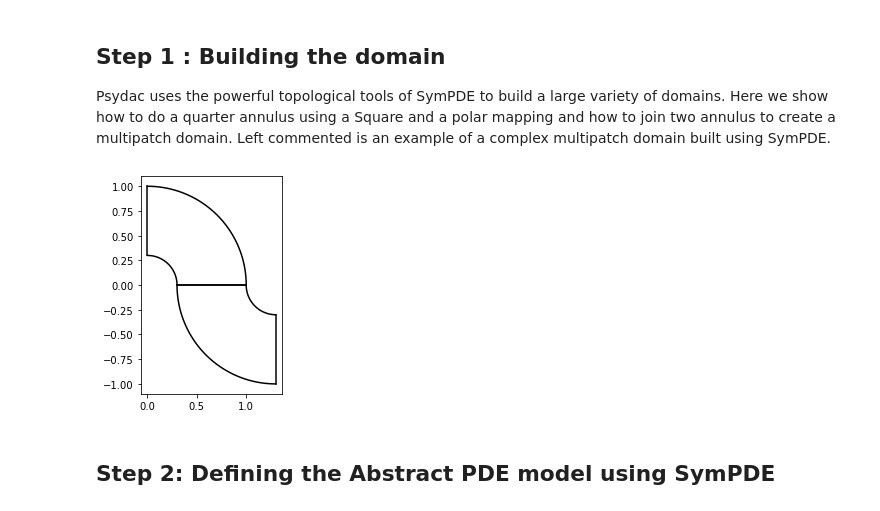
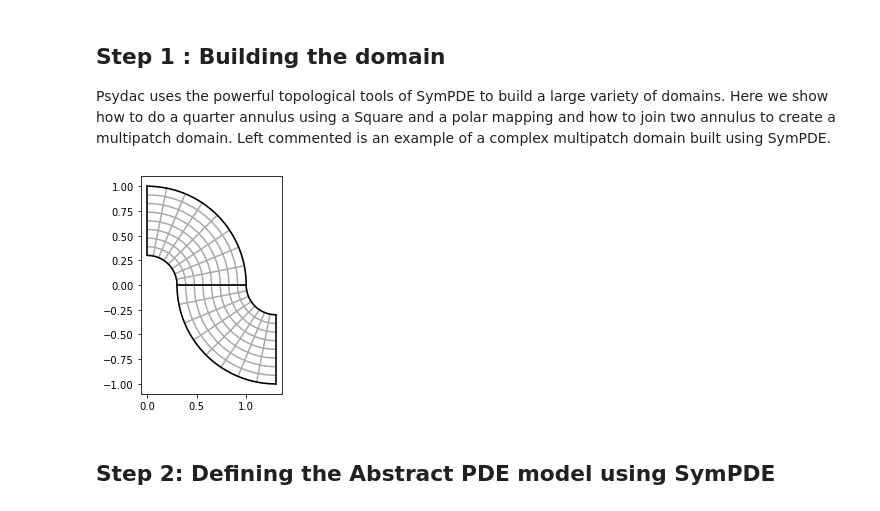
Before and after one commit to pyccel/psydac, a Jupyter notebook: examples/Poisson_non_periodic.ipynb, the cells around one changed output. Drawn from its saved outputs; the diff is of its cells as text; code cells hidden in the pictures.

Commit message:
Put back the isolines

```diff
--- a/examples/Poisson_non_periodic.ipynb
+++ b/examples/Poisson_non_periodic.ipynb
@@ -9,35 +9,35 @@ import numpy as np
 
 from sympde.topology import Square, PolarMapping
 from sympde.utilities.utils import plot_domain
 
 from psydac.api.tests.build_domain import build_pretzel
 
 # Define the topological geometry for each patch
 rmin, rmax = 0.3, 1.
 
 # First quarter annulus
 domain_log_1 = Square('A_1', bounds1=(0., 1.), bounds2=(0., np.pi/2))
 F_1 = PolarMapping('F_1', dim=2, c1=0., c2=0., rmin=rmin, rmax=rmax)
 Omega_1 = F_1(domain_log_1)
 
 # Second quarter annulus
 domain_log_2 = Square('A_2', bounds1=(0., 1.), bounds2=(np.pi, 3/2 * np.pi))
 F_2 = PolarMapping('F_1', dim=2, c1=rmin+rmax, c2=0., rmin=rmin, rmax=rmax)
 Omega_2 = F_2(domain_log_2)
 
 # Join the patches
 Omega = Omega_1.join(Omega_2, 'Omega',
                      bnd_minus=Omega_1.get_boundary(axis=1, ext=-1),
                      bnd_plus=Omega_2.get_boundary(axis=1, ext=-1),
 )
 
 # Example of a complex multi-patch domain
 # Omega = build_pretzel()
 
 # Simple visualization of the topological domain
-plot_domain(Omega, draw=False)
+plot_domain(Omega, draw=False, isolines=True)
 # %% [output]
-[figure, old version]
+[figure, new version]
 # %% [markdown]
 ## Step 2: Defining the Abstract PDE model using SymPDE
 # %%
```
